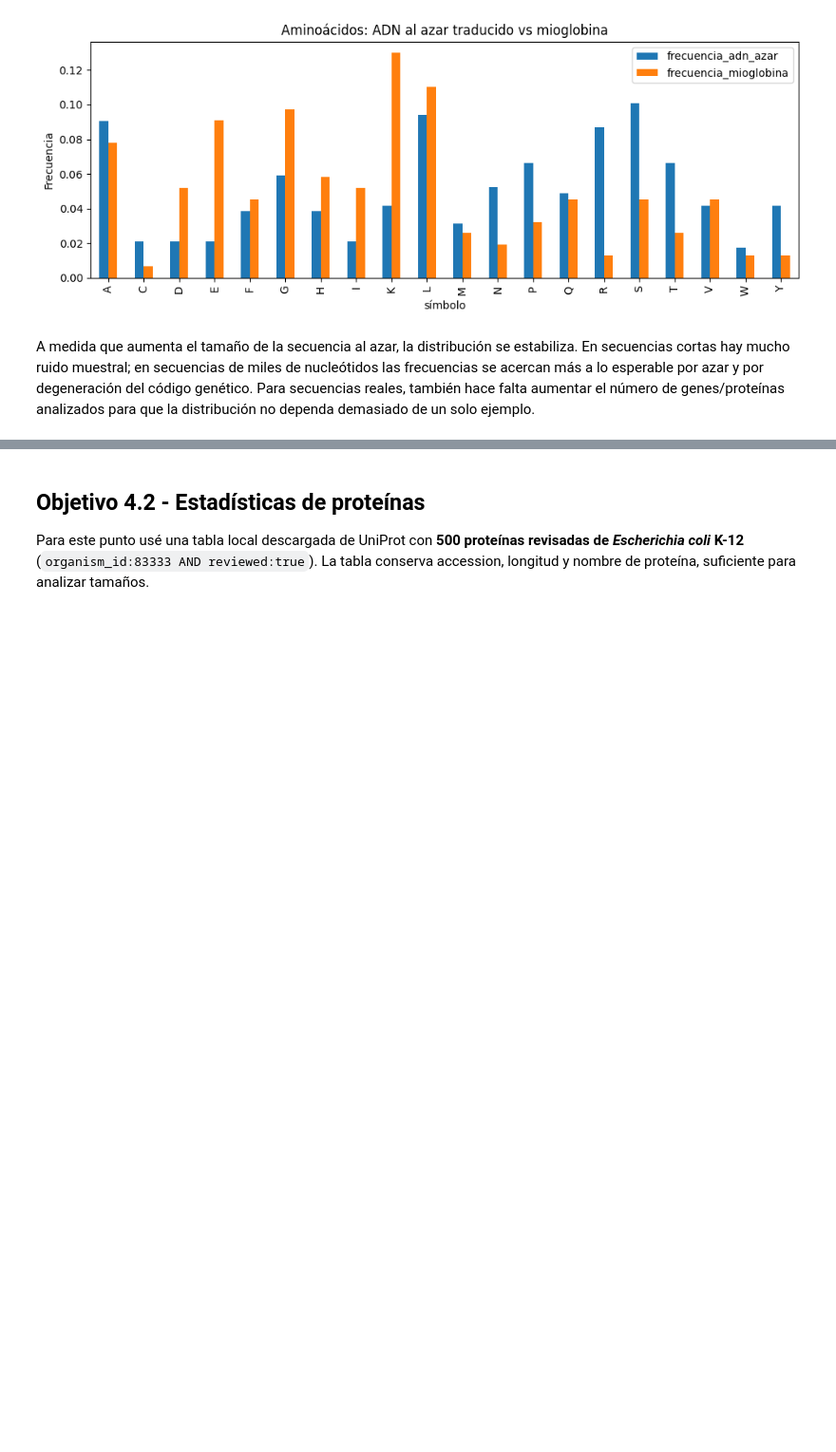
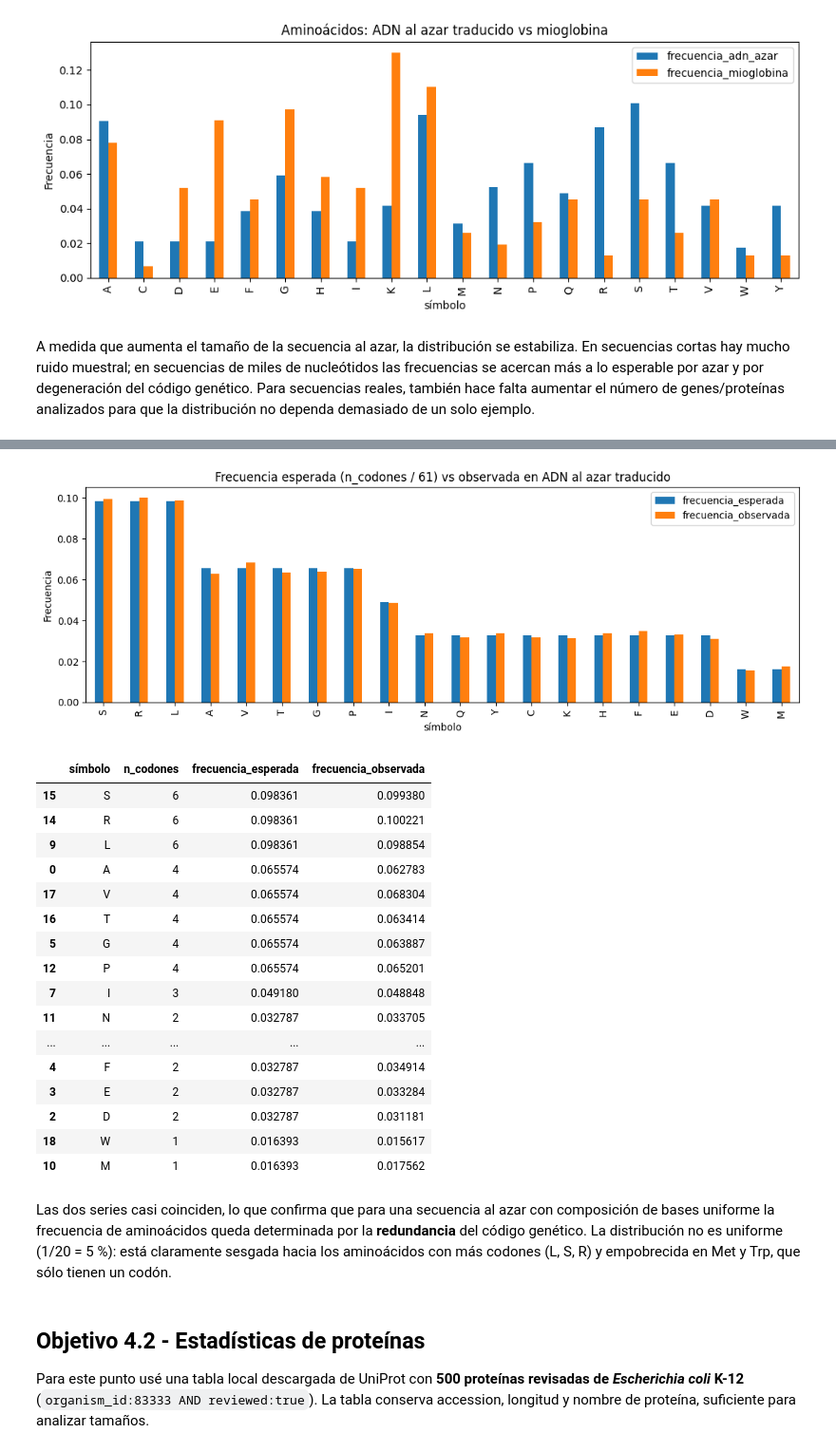
Before and after one commit to anagutson/intro_a_bioinfo, a Jupyter notebook: tp1/notebooks/TP1_Bioinformatica_Entrega_ejecutado.ipynb, the cells around one changed output, grey strips where cells are left out. Shown at 95% size. Saved outputs shown, nothing was run; the diff lists cells and outputs as text; code cells hidden in the pictures; blank space fills up the shorter version.

```diff
--- a/tp1/notebooks/TP1_Bioinformatica_Entrega_ejecutado.ipynb
+++ b/tp1/notebooks/TP1_Bioinformatica_Entrega_ejecutado.ipynb
@@ -386,3 +490,58 @@ A medida que aumenta el tamaño de la secuencia al azar, la distribución se est
+# %%
+codones_por_aa = Counter(v for v in CODIGO_GENETICO.values() if v != "*")
+total_codones = sum(codones_por_aa.values())  # 61
+
+tabla_codones = pd.DataFrame(
+    [(aa, codones_por_aa.get(aa, 0), codones_por_aa.get(aa, 0) / total_codones) for aa in AMINOACIDOS],
+    columns=["símbolo", "n_codones", "frecuencia_esperada"],
+)
+
+# Comparamos con una traducción de ADN al azar grande (60 000 nt) para reducir ruido
+adn_grande = generar_adn(60000, semilla=42)
+aa_grande = traducir_adn(adn_grande).replace("*", "")
+freq_obs = frecuencias(aa_grande, AMINOACIDOS).rename(columns={"frecuencia": "frecuencia_observada"})
+
+codones_vs_freq = tabla_codones.merge(freq_obs[["símbolo", "frecuencia_observada"]], on="símbolo")
+
+ax = codones_vs_freq.sort_values("n_codones", ascending=False).plot(
+    x="símbolo",
+    y=["frecuencia_esperada", "frecuencia_observada"],
+    kind="bar",
+    figsize=(11, 4),
+)
+ax.set_title("Frecuencia esperada (n_codones / 61) vs observada en ADN al azar traducido")
+ax.set_ylabel("Frecuencia")
+plt.tight_layout()
+plt.savefig(RESULTADOS_DIR / "nb_codones_vs_frecuencia.png", dpi=180)
+plt.show()
+
+codones_vs_freq.sort_values("n_codones", ascending=False)
+# %% [output]
+[figure, added]
+|  | símbolo | n_codones | frecuencia_esperada | frecuencia_observada |
+| 15 | S | 6 | 0.098361 | 0.099380 |
+| 14 | R | 6 | 0.098361 | 0.100221 |
+| 9 | L | 6 | 0.098361 | 0.098854 |
+| 0 | A | 4 | 0.065574 | 0.062783 |
+| 17 | V | 4 | 0.065574 | 0.068304 |
+| 16 | T | 4 | 0.065574 | 0.063414 |
+| 5 | G | 4 | 0.065574 | 0.063887 |
+| 12 | P | 4 | 0.065574 | 0.065201 |
+| 7 | I | 3 | 0.049180 | 0.048848 |
+| 11 | N | 2 | 0.032787 | 0.033705 |
+| ... | ... | ... | ... | ... |
+| 4 | F | 2 | 0.032787 | 0.034914 |
+| 3 | E | 2 | 0.032787 | 0.033284 |
+| 2 | D | 2 | 0.032787 | 0.031181 |
+| 18 | W | 1 | 0.016393 | 0.015617 |
+| 10 | M | 1 | 0.016393 | 0.017562 |
+# %% [markdown]
+Las dos series casi coinciden, lo que confirma que para una secuencia
+al azar con composición de bases uniforme la frecuencia de aminoácidos
+queda determinada por la **redundancia** del código genético. La
+distribución no es uniforme (1/20 = 5 %): está claramente sesgada hacia
+los aminoácidos con más codones (L, S, R) y empobrecida en Met y Trp,
+que sólo tienen un codón.
 # %% [markdown]
 ## Objetivo 4.2 - Estadísticas de proteínas
 
```
Also changed, not shown: parts of 7 cells of this notebook, 4 other files.
